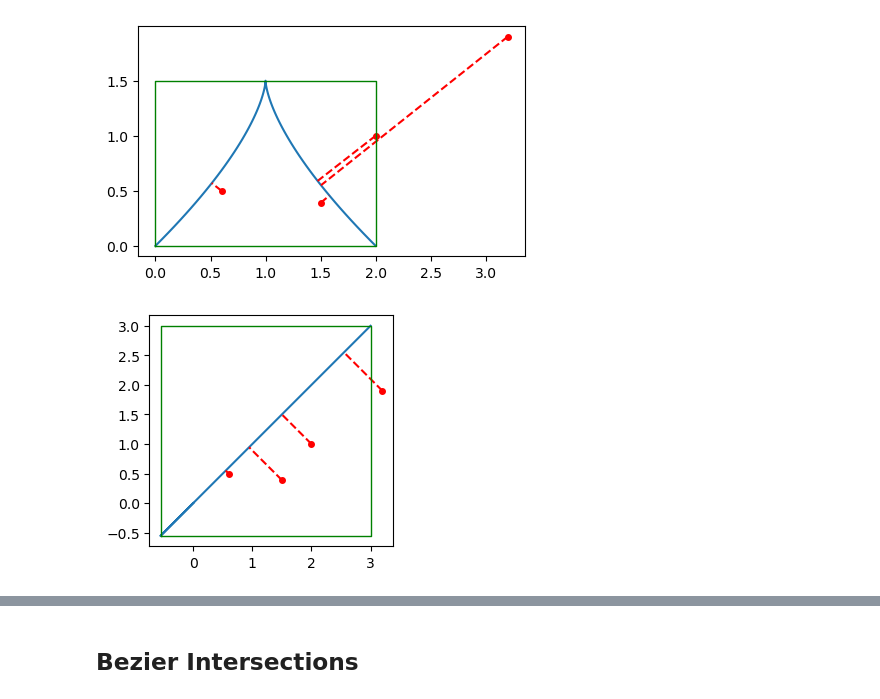
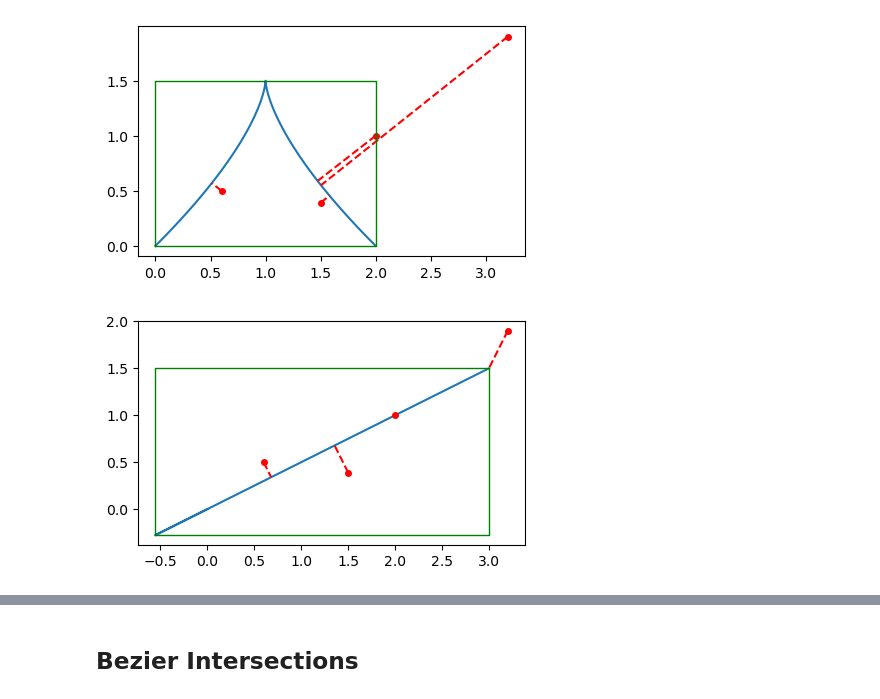
Before and after one commit to crossbow911/Matcha, a Jupyter notebook: Test_Cases.ipynb, the cells around one changed output, grey strips where cells are left out. Drawn from its saved outputs; the diff is of its cells as text; code cells hidden in the pictures.

```diff
--- a/Test_Cases.ipynb
+++ b/Test_Cases.ipynb
@@ -52,6 +55,6 @@ benchmark(Bezier([0+0j, 2+2.j, 0+2j, 2+0j]))
 # %% [output]
 [figure]
 # %%
-benchmark(Bezier([0+0j, -2-2.j, 2+2j, 3+3j]))
+benchmark(Bezier([0+0j, -2-1.j, 2+1j, 3+1.5j]))
 # %% [output]
-[figure, old version]
+[figure, new version]
```
Also changed, not shown: parts of 11 cells of this notebook, 1 other file.
